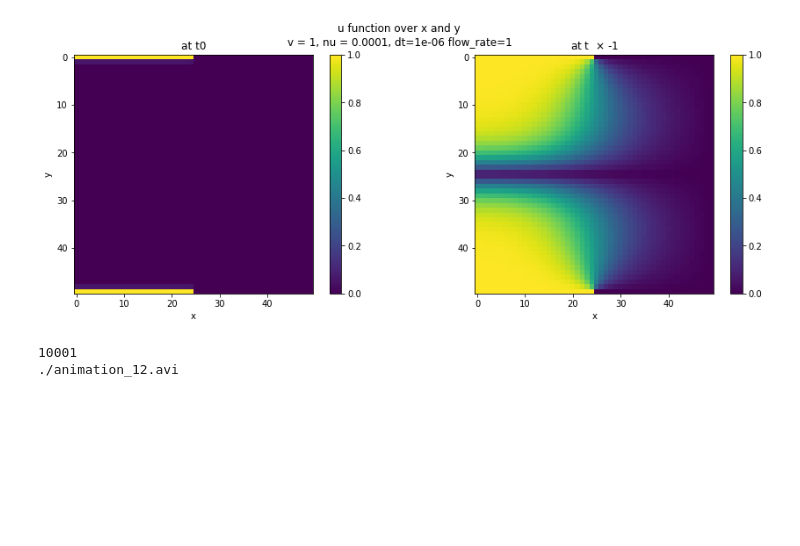
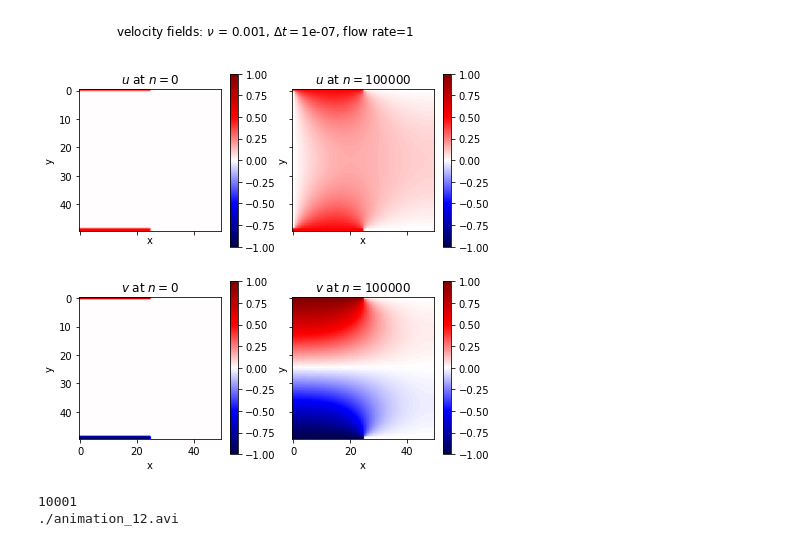
Before and after one commit to SaschaRienaecker/combustion, a Jupyter notebook: testing.ipynb, the cells around one changed output. Saved outputs shown, nothing was run; the diff lists cells and outputs as text; code cells hidden in the pictures; blank space fills up the shorter version.

```diff
--- a/testing.ipynb
+++ b/testing.ipynb
@@ -63,23 +58,53 @@ vres = np.array(vres)
+# %%
+# initial setup of velocity field
+
+def init_velocities():
+    u = np.zeros((N,M))
+    v = np.copy(u)
+    u,v = set_boundary(u,v,flow_rate=flow)
+
+init_velocities()
+
+Nt = 100000
+
+Ut = np.zeros((2, Nt, *u.shape)) # pack both velocity components into one array
+
+for n in range(Nt):
+    Ut[0, n] = u
+    Ut[1, n] = v
+
+    u,v = u_dir(u,v,dx,dy,dt,nu)
+    u,v = set_boundary(u,v,flow_rate=flow)
 # %%
 numplot = -1
-fig, [ax1,ax2]=plt.subplots(1,2)
-im1=ax1.imshow(np.abs(vres[1]).T)
-fig.colorbar(im1, ax=ax1)
-ax1.set_title("at t0")
-ax1.set_xlabel("x")
-ax1.set_ylabel("y")
+fig, axs=plt.subplots(2,2, figsize=(7,7), sharex=True, sharey=True)
+#[ax1,ax2,ax3,ax4] = axs.flatten()
 
-im2=ax2.imshow(np.abs(vres[numplot]).T)
-fig.colorbar(im2, ax=ax2)
-ax2.set_title(r"at t  $\times$ "+"{}".format(numplot))
-fig.suptitle('u function over x and y \n v = 1, nu = {}, dt={} flow_rate={}  '.format(nu,dt,flow))
-ax2.set_xlabel("x")
-ax2.set_ylabel("y")
-fig.set_size_inches(15,5)
+umax = np.max(np.abs(Ut))
 
-plt.savefig("img_dt={}_nu={}, flow_rate={}.jpg".format(dt,nu,flow))
+for i in [0,1]:
+    [ax1, ax2] = axs[i,:]
+
+    im1=ax1.imshow(Ut[i, 0].T, cmap='seismic', vmax=umax, vmin=-umax) # first frame
+    im2=ax2.imshow(Ut[i,-1].T, cmap='seismic', vmax=umax, vmin=-umax) # last frame
+
+    s = '$u$' if i==0 else '$v$'
+    fig.colorbar(im1, ax=ax1)
+    ax1.set_title("{} at $n=0$".format(s))
+    ax1.set_xlabel("x")
+    ax1.set_ylabel("y")
+
+    #im2=ax2.imshow(np.abs(vres[numplot]).T)
+    fig.colorbar(im2, ax=ax2)
+    ax2.set_title(r"{} at $n=${}".format(s,Nt))
+    fig.suptitle(r'velocity fields: $\nu$ = {}, $\Delta t=${}, flow rate={}  '.format(nu,dt,flow))
+    ax2.set_xlabel("x")
+    ax2.set_ylabel("y")
+    #fig.set_size_inches(15,5)
+
+    #plt.savefig("img_dt={}_nu={}, flow_rate={}.jpg".format(dt,nu,flow))
 # %% [output]
-[figure, old version]
+[figure, new version]
 # %%
 import sys
 try:
```
Also changed, not shown: parts of 1 cell of this notebook.
